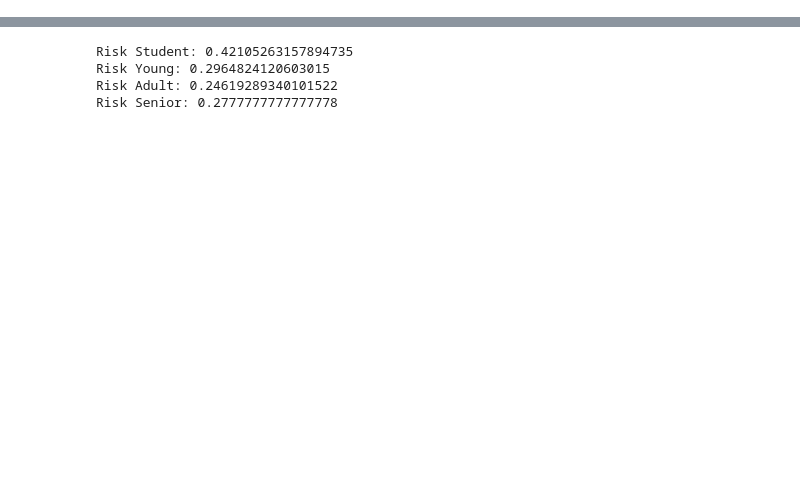
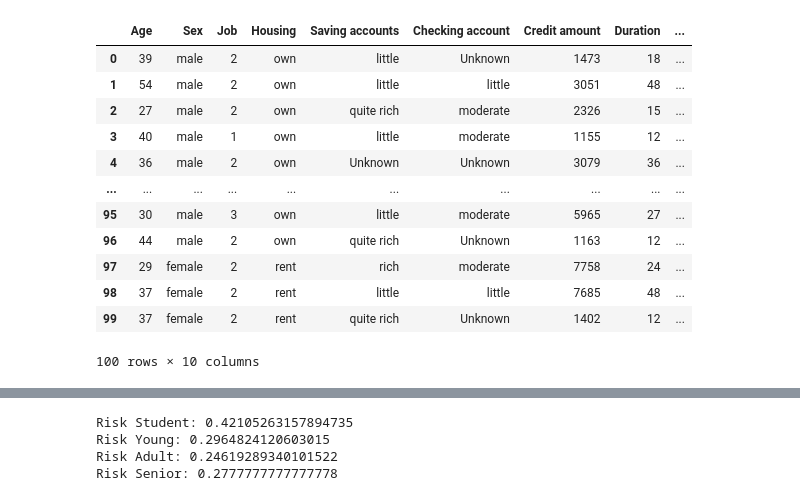
Before and after one commit to youlei202/distributional-counterfactual-explanation, a Jupyter notebook: analysis_german_credit.ipynb, the cells around one changed output, grey strips where cells are left out. Saved outputs shown, nothing was run; the diff lists cells and outputs as text; code cells hidden in the pictures; blank space fills up the shorter version.

```diff
--- a/analysis_german_credit.ipynb
+++ b/analysis_german_credit.ipynb
@@ -70,0 +42,16 @@ DEBUG:matplotlib.font_manager:findfont: Matching sans\-serif:style=normal:varian
+# %%
+factual
+# %% [output]
+|  | Age | Sex | Job | Housing | Saving accounts | Checking account | Credit amount | Duration | ... |
+| 0 | 39 | male | 2 | own | little | Unknown | 1473 | 18 | ... |
+| 1 | 54 | male | 2 | own | little | little | 3051 | 48 | ... |
+| 2 | 27 | male | 2 | own | quite rich | moderate | 2326 | 15 | ... |
+| 3 | 40 | male | 1 | own | little | moderate | 1155 | 12 | ... |
+| 4 | 36 | male | 2 | own | Unknown | Unknown | 3079 | 36 | ... |
+| ... | ... | ... | ... | ... | ... | ... | ... | ... | ... |
+| 95 | 30 | male | 3 | own | little | moderate | 5965 | 27 | ... |
+| 96 | 44 | male | 2 | own | quite rich | Unknown | 1163 | 12 | ... |
+| 97 | 29 | female | 2 | rent | rich | moderate | 7758 | 24 | ... |
+| 98 | 37 | female | 2 | rent | little | little | 7685 | 48 | ... |
+| 99 | 37 | female | 2 | rent | quite rich | Unknown | 1402 | 12 | ... |
+100 rows × 10 columns
```
Also changed, not shown: parts of 33 cells of this notebook, 6 other files.
